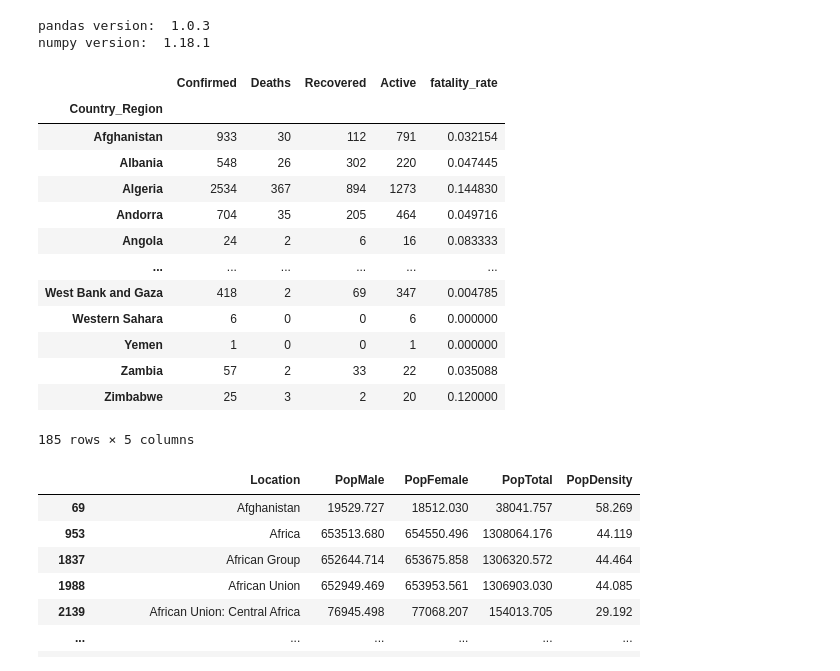
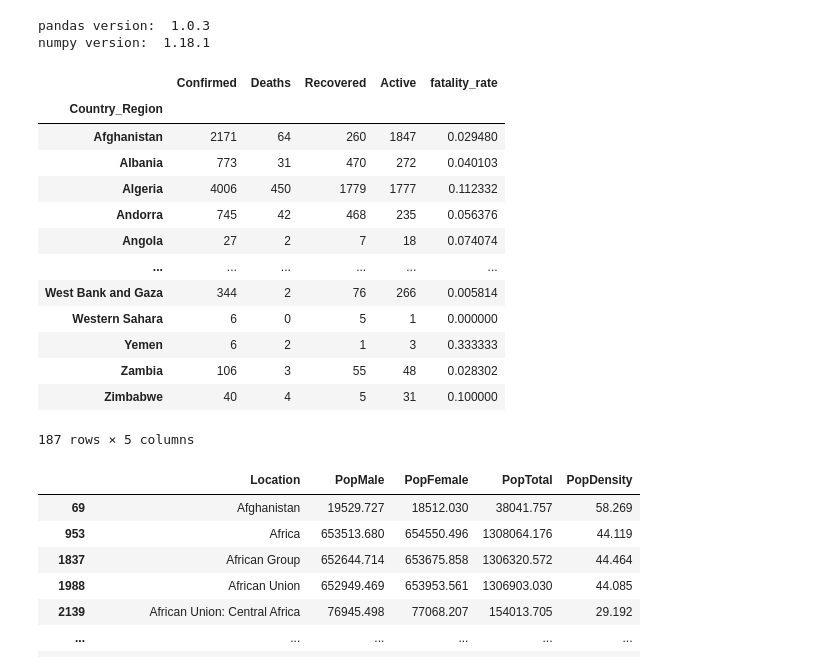
Before and after one commit to nnworkspace/covid19-insight, a Jupyter notebook: covid19-population-gdp.ipynb, the cells around one changed output. Drawn from its saved outputs; the diff is of its cells as text; code cells hidden in the pictures.

Commit message:
update daily data

```diff
--- a/covid19-population-gdp.ipynb
+++ b/covid19-population-gdp.ipynb
@@ -12,30 +12,30 @@ numpy version:  1.18.1
 # %%
 # prepare the covid dataframe from covid data of Johns Hopkins University
 
-df_covid = pd.read_csv('data/2020-04-18.csv')
+df_covid = pd.read_csv('data/2020-04-30.csv')
 
 # construct a dataframe with six columns:
 # Country_Region (index), Confirmed, Deaths, Recovered, Active
 df_covid = df_covid.groupby('Country_Region').agg({'Confirmed': np.sum, 'Deaths': np.sum, 'Recovered': np.sum, 'Active': np.sum})
 
 df_covid['fatality_rate'] = df_covid.Deaths / df_covid.Confirmed
 
 df_covid
 # %% [output]
 |  | Confirmed | Deaths | Recovered | Active | fatality_rate |
 | Country_Region |  |  |  |  |  |
-| Afghanistan | 933 | 30 | 112 | 791 | 0.032154 |
-| Albania | 548 | 26 | 302 | 220 | 0.047445 |
-| Algeria | 2534 | 367 | 894 | 1273 | 0.144830 |
-| Andorra | 704 | 35 | 205 | 464 | 0.049716 |
-| Angola | 24 | 2 | 6 | 16 | 0.083333 |
+| Afghanistan | 2171 | 64 | 260 | 1847 | 0.029480 |
+| Albania | 773 | 31 | 470 | 272 | 0.040103 |
+| Algeria | 4006 | 450 | 1779 | 1777 | 0.112332 |
+| Andorra | 745 | 42 | 468 | 235 | 0.056376 |
+| Angola | 27 | 2 | 7 | 18 | 0.074074 |
 | ... | ... | ... | ... | ... | ... |
-| West Bank and Gaza | 418 | 2 | 69 | 347 | 0.004785 |
-| Western Sahara | 6 | 0 | 0 | 6 | 0.000000 |
-| Yemen | 1 | 0 | 0 | 1 | 0.000000 |
-| Zambia | 57 | 2 | 33 | 22 | 0.035088 |
-| Zimbabwe | 25 | 3 | 2 | 20 | 0.120000 |
+| West Bank and Gaza | 344 | 2 | 76 | 266 | 0.005814 |
+| Western Sahara | 6 | 0 | 5 | 1 | 0.000000 |
+| Yemen | 6 | 2 | 1 | 3 | 0.333333 |
+| Zambia | 106 | 3 | 55 | 48 | 0.028302 |
+| Zimbabwe | 40 | 4 | 5 | 31 | 0.100000 |
-185 rows × 5 columns
+187 rows × 5 columns
 # %%
 # prepare the population dataframe from population data of united nations.
 # The population columns are all in thousand persons.
```
Also changed, not shown: parts of 7 cells of this notebook.
